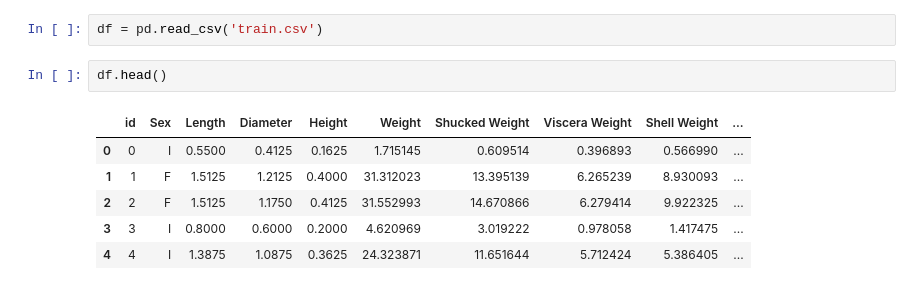
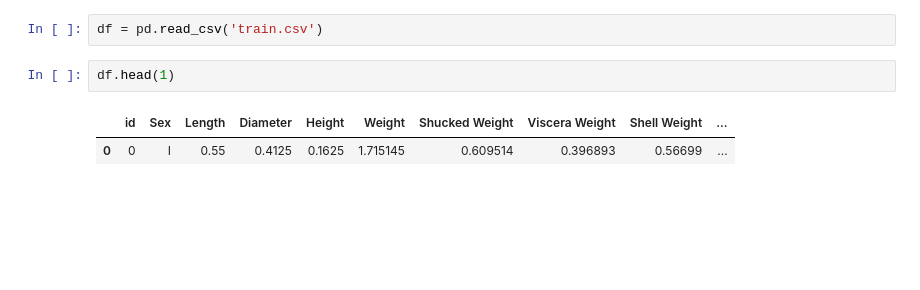
Before and after one commit to UznetDev/Data-science-home-work, a Jupyter notebook: Exam_2.ipynb, the cells around one changed output. Cells and saved outputs as stored; diff of their text form; blank space fills up the shorter version.

```diff
--- a/Exam_2.ipynb
+++ b/Exam_2.ipynb
@@ -10,11 +23,7 @@ warnings.filterwarnings('ignore')
 # %%
 df = pd.read_csv('train.csv')
 # %%
-df.head()
+df.head(1)
 # %% [output]
 |  | id | Sex | Length | Diameter | Height | Weight | Shucked Weight | Viscera Weight | Shell Weight | ... |
-| 0 | 0 | I | 0.5500 | 0.4125 | 0.1625 | 1.715145 | 0.609514 | 0.396893 | 0.566990 | ... |
-| 1 | 1 | F | 1.5125 | 1.2125 | 0.4000 | 31.312023 | 13.395139 | 6.265239 | 8.930093 | ... |
-| 2 | 2 | F | 1.5125 | 1.1750 | 0.4125 | 31.552993 | 14.670866 | 6.279414 | 9.922325 | ... |
-| 3 | 3 | I | 0.8000 | 0.6000 | 0.2000 | 4.620969 | 3.019222 | 0.978058 | 1.417475 | ... |
-| 4 | 4 | I | 1.3875 | 1.0875 | 0.3625 | 24.323871 | 11.651644 | 5.712424 | 5.386405 | ... |
+| 0 | 0 | I | 0.55 | 0.4125 | 0.1625 | 1.715145 | 0.609514 | 0.396893 | 0.56699 | ... |
```
Also changed, not shown: parts of 24 cells of this notebook.
